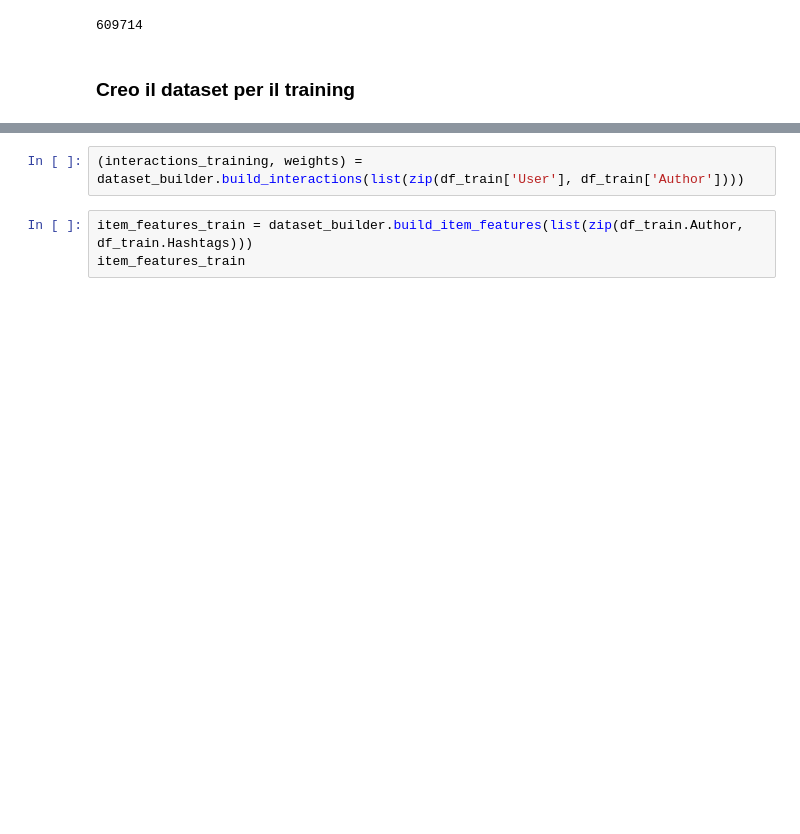
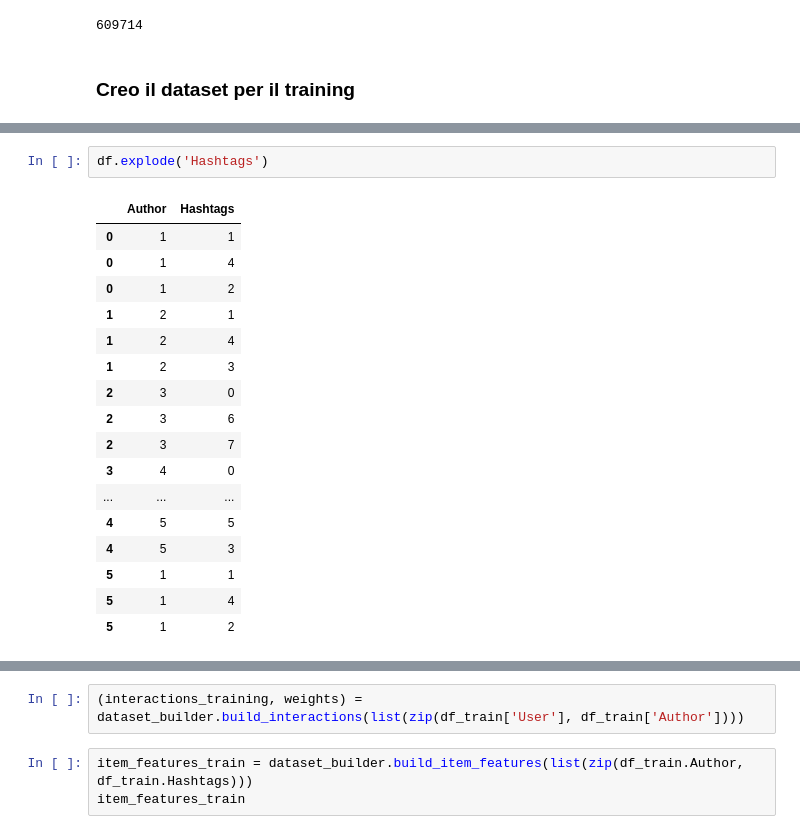
Before and after one commit to andreafiandro/recsys2020, a Jupyter notebook: Notebook/Matrix factorization .ipynb, the cells around one changed output, grey strips where cells are left out. Cells and saved outputs as stored; diff of their text form; blank space fills up the shorter version.

```diff
--- a/Notebook/Matrix factorization .ipynb
+++ b/Notebook/Matrix factorization .ipynb
@@ -159,0 +186,20 @@ len(dataset_builder.mapping()[2])
+# %%
+df.explode('Hashtags')
+# %% [output]
+|  | Author | Hashtags |
+| 0 | 1 | 1 |
+| 0 | 1 | 4 |
+| 0 | 1 | 2 |
+| 1 | 2 | 1 |
+| 1 | 2 | 4 |
+| 1 | 2 | 3 |
+| 2 | 3 | 0 |
+| 2 | 3 | 6 |
+| 2 | 3 | 7 |
+| 3 | 4 | 0 |
+| ... | ... | ... |
+| 4 | 5 | 5 |
+| 4 | 5 | 3 |
+| 5 | 1 | 1 |
+| 5 | 1 | 4 |
+| 5 | 1 | 2 |
```
Also changed, not shown: parts of 11 cells of this notebook, 3 other files.
